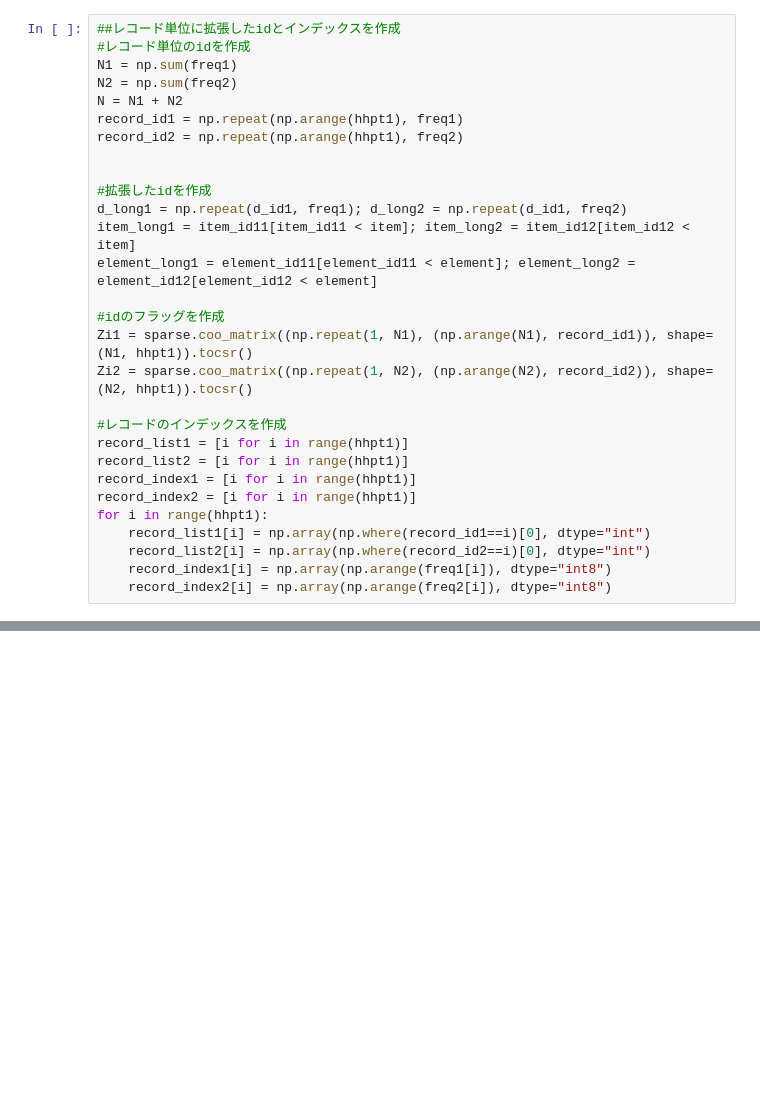
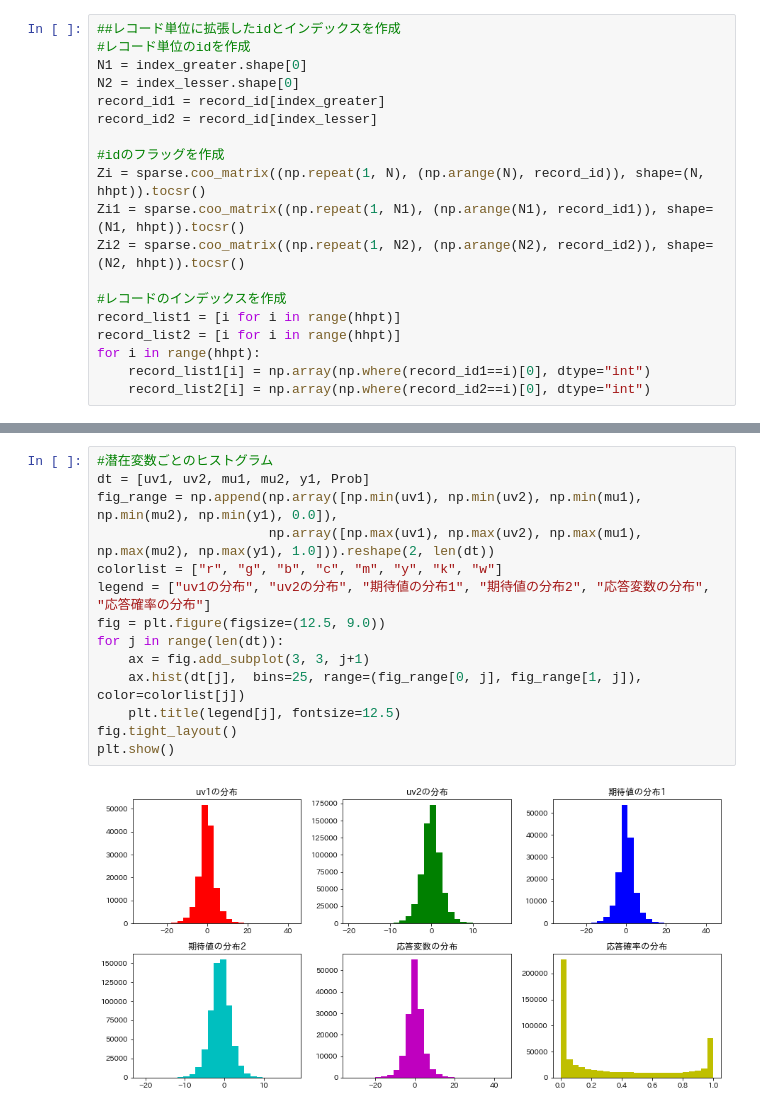
Before and after one commit to shiny-colors/Machine_Learning_Python, a Jupyter notebook: Joint_Embedding_with_Factorization_Machinese.ipynb, the cells around one changed output, grey strips where cells are left out. Drawn from its saved outputs; the diff is of its cells as text; blank space fills up the shorter version.

```diff
--- a/Joint_Embedding_with_Factorization_Machinese.ipynb
+++ b/Joint_Embedding_with_Factorization_Machinese.ipynb
@@ -117,29 +109,19 @@ for i in range(hh):
 # %%
 ##レコード単位に拡張したidとインデックスを作成
 #レコード単位のidを作成
-N1 = np.sum(freq1)
-N2 = np.sum(freq2)
-N = N1 + N2
-record_id1 = np.repeat(np.arange(hhpt1), freq1)
-record_id2 = np.repeat(np.arange(hhpt1), freq2)
-
-
-#拡張したidを作成
-d_long1 = np.repeat(d_id1, freq1); d_long2 = np.repeat(d_id1, freq2)
-item_long1 = item_id11[item_id11 < item]; item_long2 = item_id12[item_id12 < item]
-element_long1 = element_id11[element_id11 < element]; element_long2 = element_id12[element_id12 < element]
+N1 = index_greater.shape[0]
+N2 = index_lesser.shape[0]
+record_id1 = record_id[index_greater]
+record_id2 = record_id[index_lesser]
 
 #idのフラッグを作成
-Zi1 = sparse.coo_matrix((np.repeat(1, N1), (np.arange(N1), record_id1)), shape=(N1, hhpt1)).tocsr()
-Zi2 = sparse.coo_matrix((np.repeat(1, N2), (np.arange(N2), record_id2)), shape=(N2, hhpt1)).tocsr()
+Zi = sparse.coo_matrix((np.repeat(1, N), (np.arange(N), record_id)), shape=(N, hhpt)).tocsr()
+Zi1 = sparse.coo_matrix((np.repeat(1, N1), (np.arange(N1), record_id1)), shape=(N1, hhpt)).tocsr()
+Zi2 = sparse.coo_matrix((np.repeat(1, N2), (np.arange(N2), record_id2)), shape=(N2, hhpt)).tocsr()
 
 #レコードのインデックスを作成
-record_list1 = [i for i in range(hhpt1)]
-record_list2 = [i for i in range(hhpt1)]
-record_index1 = [i for i in range(hhpt1)]
-record_index2 = [i for i in range(hhpt1)]
-for i in range(hhpt1):
+record_list1 = [i for i in range(hhpt)]
+record_list2 = [i for i in range(hhpt)]
+for i in range(hhpt):
     record_list1[i] = np.array(np.where(record_id1==i)[0], dtype="int")
     record_list2[i] = np.array(np.where(record_id2==i)[0], dtype="int")
-    record_index1[i] = np.array(np.arange(freq1[i]), dtype="int8")
-    record_index2[i] = np.array(np.arange(freq2[i]), dtype="int8")
@@ -145,0 +282,16 @@ for i in range(hhpt1):
+# %%
+#潜在変数ごとのヒストグラム
+dt = [uv1, uv2, mu1, mu2, y1, Prob]
+fig_range = np.append(np.array([np.min(uv1), np.min(uv2), np.min(mu1), np.min(mu2), np.min(y1), 0.0]),
+                      np.array([np.max(uv1), np.max(uv2), np.max(mu1), np.max(mu2), np.max(y1), 1.0])).reshape(2, len(dt))
+colorlist = ["r", "g", "b", "c", "m", "y", "k", "w"]
+legend = ["uv1の分布", "uv2の分布", "期待値の分布1", "期待値の分布2", "応答変数の分布", "応答確率の分布"]
+fig = plt.figure(figsize=(12.5, 9.0))
+for j in range(len(dt)):
+    ax = fig.add_subplot(3, 3, j+1)
+    ax.hist(dt[j],  bins=25, range=(fig_range[0, j], fig_range[1, j]), color=colorlist[j])
+    plt.title(legend[j], fontsize=12.5)
+fig.tight_layout()
+plt.show()
+# %% [output]
+[figure, added]
```
Also changed, not shown: parts of 27 cells of this notebook.
